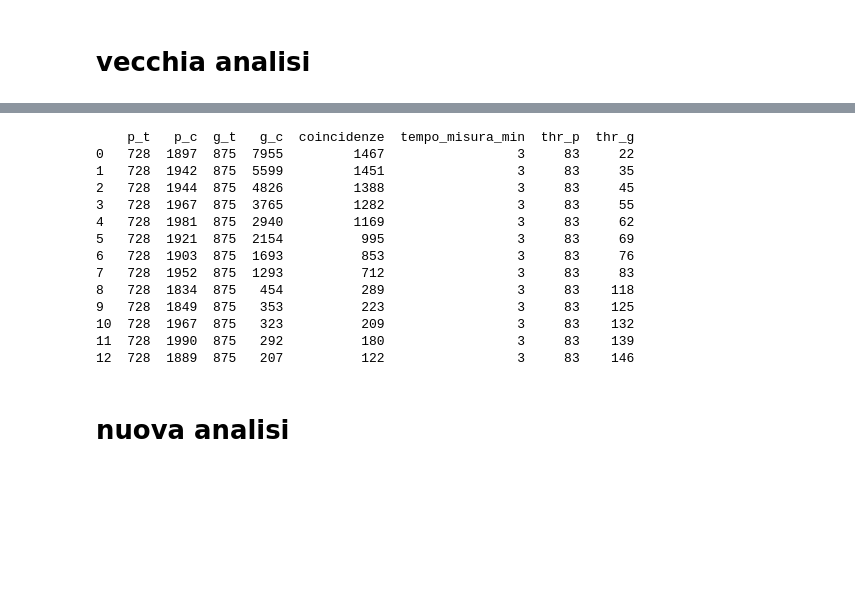
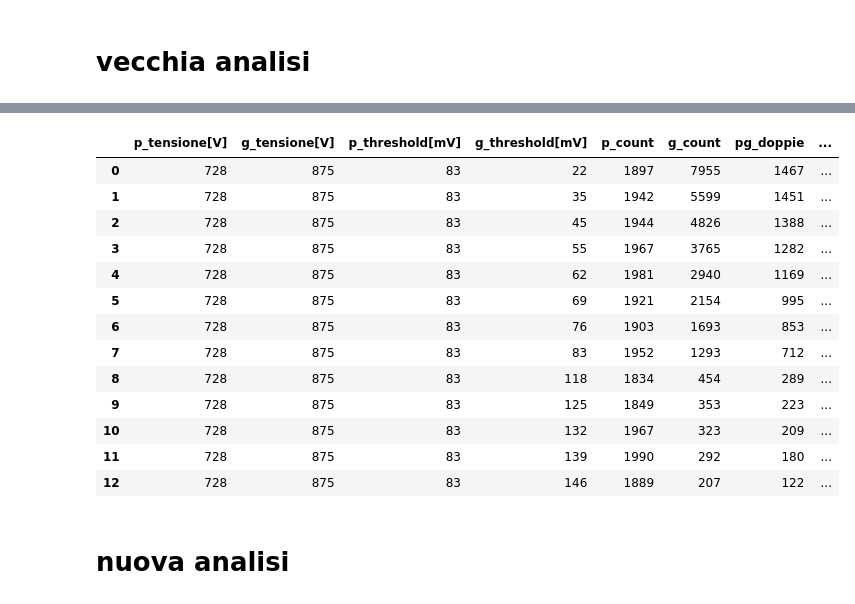
Before and after one commit to Matti-z/Lab-muons, a Jupyter notebook: Data/anal.ipynb, the cells around one changed output, grey strips where cells are left out. Drawn from its saved outputs; the diff is of its cells as text; code cells hidden in the pictures; blank space fills up the shorter version.

```diff
--- a/Data/anal.ipynb
+++ b/Data/anal.ipynb
@@ -21,26 +39,26 @@ df_variap.columns = ['p_t', 'p_c', 'g_t', 'g_c', 'coincidenze', 'tempo_misura_mi
 # %%
-DATA_FILE = Path('Data') / 'V_settings3.txt'
+DATA_FILE = Path('Data') / 'V_settings3.csv'
 if not DATA_FILE.exists():
     for p in Path.cwd().parents:
-        candidate = p / 'Data' / 'V_settings3.txt'
+        candidate = p / 'Data' / 'V_settings3.csv'
         if candidate.exists():
             DATA_FILE = candidate
             break
-df_variag = pd.read_csv(DATA_FILE, sep = r'\s+', skiprows = 0, engine='python')
-print (df_variag)
+df_variag = pd.read_csv(DATA_FILE, sep = r',', header=0, engine='python')
+display(df_variag)
 # %% [output]
-    p_t   p_c  g_t   g_c  coincidenze  tempo_misura_min  thr_p  thr_g
-0   728  1897  875  7955         1467                 3     83     22
-1   728  1942  875  5599         1451                 3     83     35
-2   728  1944  875  4826         1388                 3     83     45
-3   728  1967  875  3765         1282                 3     83     55
-4   728  1981  875  2940         1169                 3     83     62
-5   728  1921  875  2154          995                 3     83     69
-6   728  1903  875  1693          853                 3     83     76
-7   728  1952  875  1293          712                 3     83     83
-8   728  1834  875   454          289                 3     83    118
-9   728  1849  875   353          223                 3     83    125
-10  728  1967  875   323          209                 3     83    132
-11  728  1990  875   292          180                 3     83    139
-12  728  1889  875   207          122                 3     83    146
+|  | p_tensione[V] | g_tensione[V] | p_threshold[mV] | g_threshold[mV] | p_count | g_count | pg_doppie | ... |
+| 0 | 728 | 875 | 83 | 22 | 1897 | 7955 | 1467 | ... |
+| 1 | 728 | 875 | 83 | 35 | 1942 | 5599 | 1451 | ... |
+| 2 | 728 | 875 | 83 | 45 | 1944 | 4826 | 1388 | ... |
+| 3 | 728 | 875 | 83 | 55 | 1967 | 3765 | 1282 | ... |
+| 4 | 728 | 875 | 83 | 62 | 1981 | 2940 | 1169 | ... |
+| 5 | 728 | 875 | 83 | 69 | 1921 | 2154 | 995 | ... |
+| 6 | 728 | 875 | 83 | 76 | 1903 | 1693 | 853 | ... |
+| 7 | 728 | 875 | 83 | 83 | 1952 | 1293 | 712 | ... |
+| 8 | 728 | 875 | 83 | 118 | 1834 | 454 | 289 | ... |
+| 9 | 728 | 875 | 83 | 125 | 1849 | 353 | 223 | ... |
+| 10 | 728 | 875 | 83 | 132 | 1967 | 323 | 209 | ... |
+| 11 | 728 | 875 | 83 | 139 | 1990 | 292 | 180 | ... |
+| 12 | 728 | 875 | 83 | 146 | 1889 | 207 | 122 | ... |
 # %%
```
Also changed, not shown: parts of 10 cells of this notebook, 11 other files.
